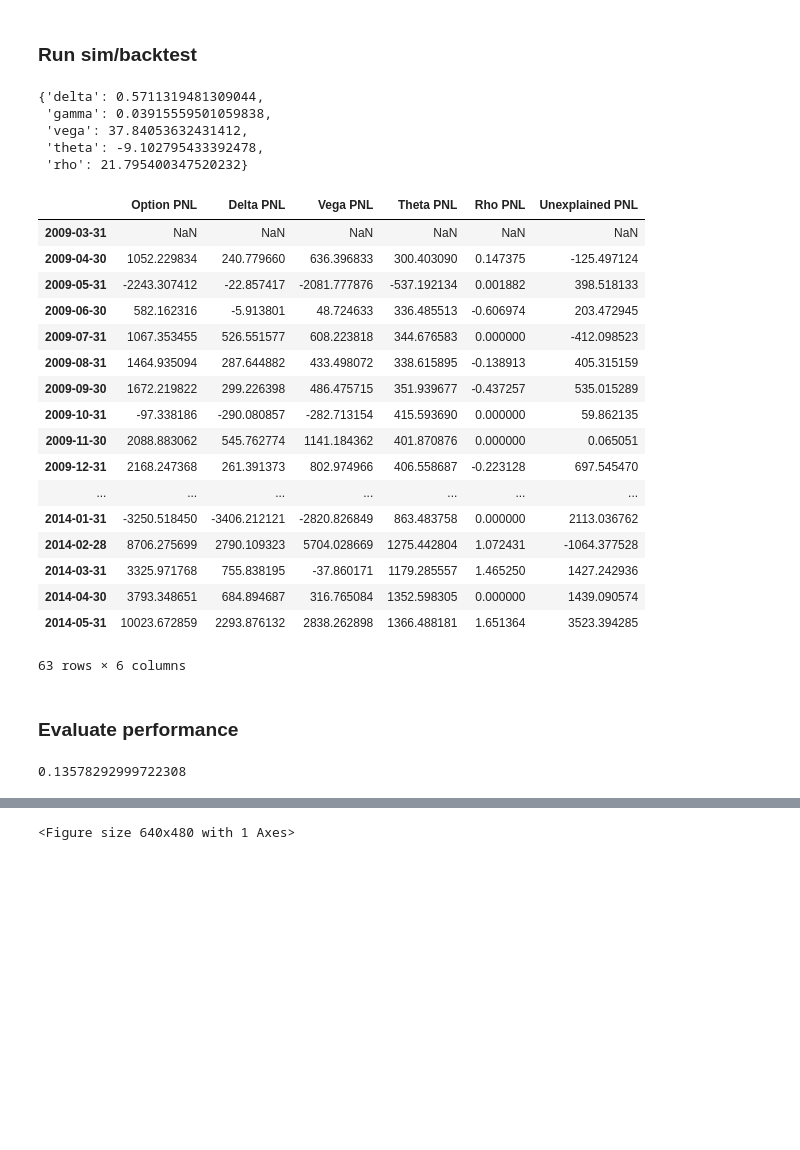
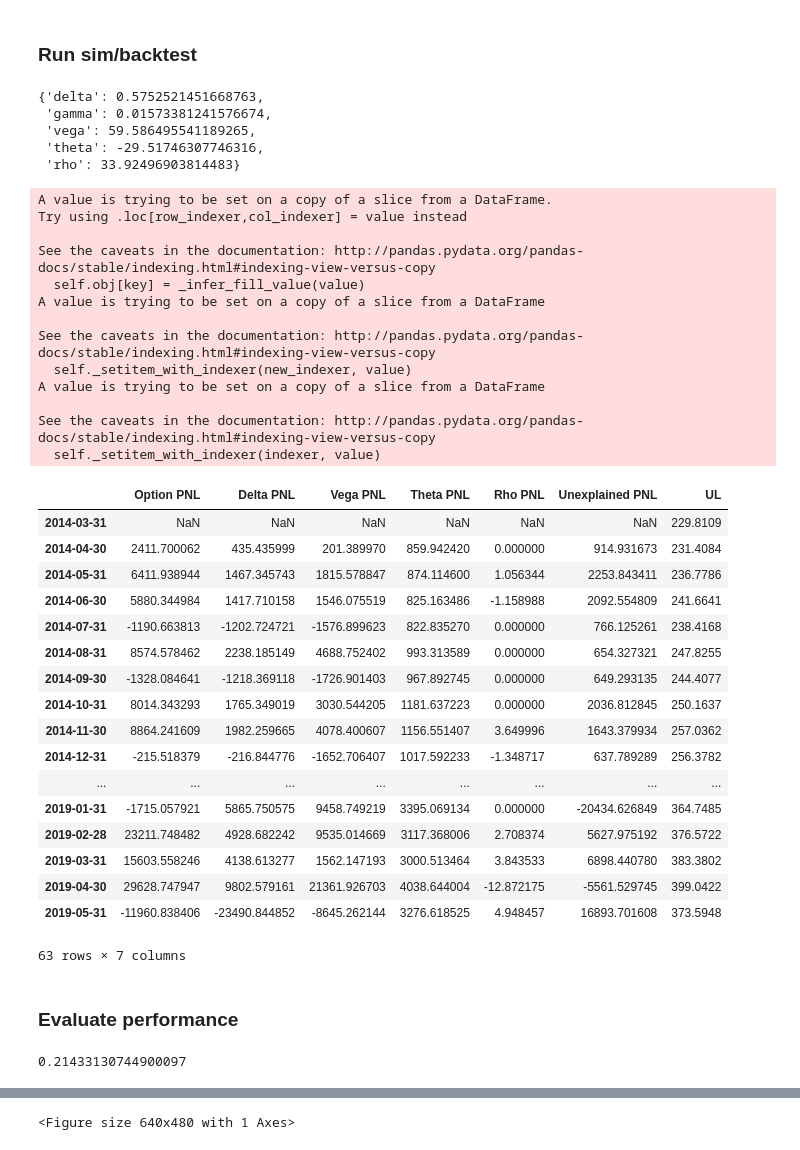
Before and after one commit to epgreig/robo-advisor, a Jupyter notebook: simulation_test_high.ipynb, the cells around one changed output, grey strips where cells are left out. Saved outputs shown, nothing was run; the diff lists cells and outputs as text; code cells hidden in the pictures; blank space fills up the shorter version.

```diff
--- a/simulation_test_high.ipynb
+++ b/simulation_test_high.ipynb
@@ -24,7 +21,7 @@ features_df = pd.read_csv(path + "Features.csv", header = [0,1], index_col=[0])
 exps = pd.read_csv('data\\ETF_info.csv', index_col=0).loc[env_df[['EQ', 'EM', 'RE', 'FI']].columns.droplevel(), 'Expense Ratio'].astype(float)
 data = HistoricalData(env_df, features_df, targets_df)
 
-date = Timestamp('2009-03-01') + MonthEnd(0)
+date = Timestamp('2014-03-01') + MonthEnd(0)
 date_end = date + MonthEnd(62)
 env_now = Environment(*data.get_env_args(date))
 rp = RiskParity(data)
@@ -47,7 +36,7 @@ icash = instrument.Cash('USD')
 pos_dict[icash] = 0
 # %%
 my_pf = Portfolio(pos_dict)
-etf_w = 0.99
+etf_w = 0.98
 etf_total_val= my_pf.calc_value(env_now)*etf_w
 opt_total_val = my_pf.calc_value(env_now)*(1-etf_w)
 
@@ -138,11 +127,11 @@ while date < date_end:
     env_before = deepcopy(env_now)
     env_now = Environment(*data.get_env_args(date))
 
-    if env_now.surfaces['SPY US Equity'].matrix[1,5] > 0.20:
-        # print(date, ": high vol of {:.2f}".format(env_now.surfaces['SPY US Equity'].matrix[1,5]))
-        etf_w = 0.99
-    else:
-        etf_w = 0.99
+    #if env_now.surfaces['SPY US Equity'].matrix[1,5] > 0.20:
+    #    # print(date, ": high vol of {:.2f}".format(env_now.surfaces['SPY US Equity'].matrix[1,5]))
+    #    etf_w = 1
+    #else:
+    #    etf_w = 0.98
 
     new_pf_val = my_pf.calc_value(env_now)
     new_etf_val = my_pf.get_eq_value(env_now)
@@ -245,33 +234,47 @@ while date < date_end:
 # %%
 my_pf.get_options()[0].get_greeks(env_now)
 # %% [output]
-{'delta': 0.5711319481309044,
- 'gamma': 0.03915559501059838,
- 'vega': 37.84053632431412,
- 'theta': -9.102795433392478,
- 'rho': 21.795400347520232}
+{'delta': 0.5752521451668763,
+ 'gamma': 0.01573381241576674,
+ 'vega': 59.586495541189265,
+ 'theta': -29.51746307746316,
+ 'rho': 33.92496903814483}
 # %%
 sub_df = perf_df[['Option PNL', 'Delta PNL', 'Vega PNL', 'Theta PNL', 'Rho PNL', 'Unexplained PNL']]
+sub_df.loc[sub_df.index, 'UL'] = env_df['EQ'].loc[sub_df.index, 'SPY US Equity']
 sub_df
 # %% [output]
+A value is trying to be set on a copy of a slice from a DataFrame.
+Try using .loc[row_indexer,col_indexer] = value instead
+
+See the caveats in the documentation: http://pandas.pydata.org/pandas-docs/stable/indexing.html#indexing-view-versus-copy
+  self.obj[key] = _infer_fill_value(value)
+A value is trying to be set on a copy of a slice from a DataFrame
+
+See the caveats in the documentation: http://pandas.pydata.org/pandas-docs/stable/indexing.html#indexing-view-versus-copy
+  self._setitem_with_indexer(new_indexer, value)
+A value is trying to be set on a copy of a slice from a DataFrame
+
+See the caveats in the documentation: http://pandas.pydata.org/pandas-docs/stable/indexing.html#indexing-view-versus-copy
+  self._setitem_with_indexer(indexer, value)
-|  | Option PNL | Delta PNL | Vega PNL | Theta PNL | Rho PNL | Unexplained PNL |
-| 2009-03-31 | NaN | NaN | NaN | NaN | NaN | NaN |
-| 2009-04-30 | 1052.229834 | 240.779660 | 636.396833 | 300.403090 | 0.147375 | -125.497124 |
-| 2009-05-31 | -2243.307412 | -22.857417 | -2081.777876 | -537.192134 | 0.001882 | 398.518133 |
-| 2009-06-30 | 582.162316 | -5.913801 | 48.724633 | 336.485513 | -0.606974 | 203.472945 |
-| 2009-07-31 | 1067.353455 | 526.551577 | 608.223818 | 344.676583 | 0.000000 | -412.098523 |
-| 2009-08-31 | 1464.935094 | 287.644882 | 433.498072 | 338.615895 | -0.138913 | 405.315159 |
-| 2009-09-30 | 1672.219822 | 299.226398 | 486.475715 | 351.939677 | -0.437257 | 535.015289 |
-| 2009-10-31 | -97.338186 | -290.080857 | -282.713154 | 415.593690 | 0.000000 | 59.862135 |
-| 2009-11-30 | 2088.883062 | 545.762774 | 1141.184362 | 401.870876 | 0.000000 | 0.065051 |
-| 2009-12-31 | 2168.247368 | 261.391373 | 802.974966 | 406.558687 | -0.223128 | 697.545470 |
-| ... | ... | ... | ... | ... | ... | ... |
-| 2014-01-31 | -3250.518450 | -3406.212121 | -2820.826849 | 863.483758 | 0.000000 | 2113.036762 |
-| 2014-02-28 | 8706.275699 | 2790.109323 | 5704.028669 | 1275.442804 | 1.072431 | -1064.377528 |
-| 2014-03-31 | 3325.971768 | 755.838195 | -37.860171 | 1179.285557 | 1.465250 | 1427.242936 |
-| 2014-04-30 | 3793.348651 | 684.894687 | 316.765084 | 1352.598305 | 0.000000 | 1439.090574 |
-| 2014-05-31 | 10023.672859 | 2293.876132 | 2838.262898 | 1366.488181 | 1.651364 | 3523.394285 |
+|  | Option PNL | Delta PNL | Vega PNL | Theta PNL | Rho PNL | Unexplained PNL | UL |
+| 2014-03-31 | NaN | NaN | NaN | NaN | NaN | NaN | 229.8109 |
+| 2014-04-30 | 2411.700062 | 435.435999 | 201.389970 | 859.942420 | 0.000000 | 914.931673 | 231.4084 |
+| 2014-05-31 | 6411.938944 | 1467.345743 | 1815.578847 | 874.114600 | 1.056344 | 2253.843411 | 236.7786 |
+| 2014-06-30 | 5880.344984 | 1417.710158 | 1546.075519 | 825.163486 | -1.158988 | 2092.554809 | 241.6641 |
+| 2014-07-31 | -1190.663813 | -1202.724721 | -1576.899623 | 822.835270 | 0.000000 | 766.125261 | 238.4168 |
+| 2014-08-31 | 8574.578462 | 2238.185149 | 4688.752402 | 993.313589 | 0.000000 | 654.327321 | 247.8255 |
+| 2014-09-30 | -1328.084641 | -1218.369118 | -1726.901403 | 967.892745 | 0.000000 | 649.293135 | 244.4077 |
+| 2014-10-31 | 8014.343293 | 1765.349019 | 3030.544205 | 1181.637223 | 0.000000 | 2036.812845 | 250.1637 |
+| 2014-11-30 | 8864.241609 | 1982.259665 | 4078.400607 | 1156.551407 | 3.649996 | 1643.379934 | 257.0362 |
+| 2014-12-31 | -215.518379 | -216.844776 | -1652.706407 | 1017.592233 | -1.348717 | 637.789289 | 256.3782 |
+| ... | ... | ... | ... | ... | ... | ... | ... |
+| 2019-01-31 | -1715.057921 | 5865.750575 | 9458.749219 | 3395.069134 | 0.000000 | -20434.626849 | 364.7485 |
+| 2019-02-28 | 23211.748482 | 4928.682242 | 9535.014669 | 3117.368006 | 2.708374 | 5627.975192 | 376.5722 |
+| 2019-03-31 | 15603.558246 | 4138.613277 | 1562.147193 | 3000.513464 | 3.843533 | 6898.440780 | 383.3802 |
+| 2019-04-30 | 29628.747947 | 9802.579161 | 21361.926703 | 4038.644004 | -12.872175 | -5561.529745 | 399.0422 |
+| 2019-05-31 | -11960.838406 | -23490.844852 | -8645.262144 | 3276.618525 | 4.948457 | 16893.701608 | 373.5948 |
-63 rows × 6 columns
+63 rows × 7 columns
 # %% [markdown]
 ### Evaluate performance
 # %%
@@ -279,7 +282,7 @@ irr_values = np.array([-perf_df['USD Value'].iloc[0]] + (-perf_df['Injection'].v
 irr_values[-1] += perf_df['USD Value'].iloc[-1]
 np.irr(irr_values)*12
 # %% [output]
-0.13578292999722308
+0.21433130744900097
 # %%
 ret_vec =  perf_df['Return'].dropna().values
 ret_vec = perf_df['Option Return'].dropna().values
```
Also changed, not shown: parts of 11 cells of this notebook, 3 other files.
